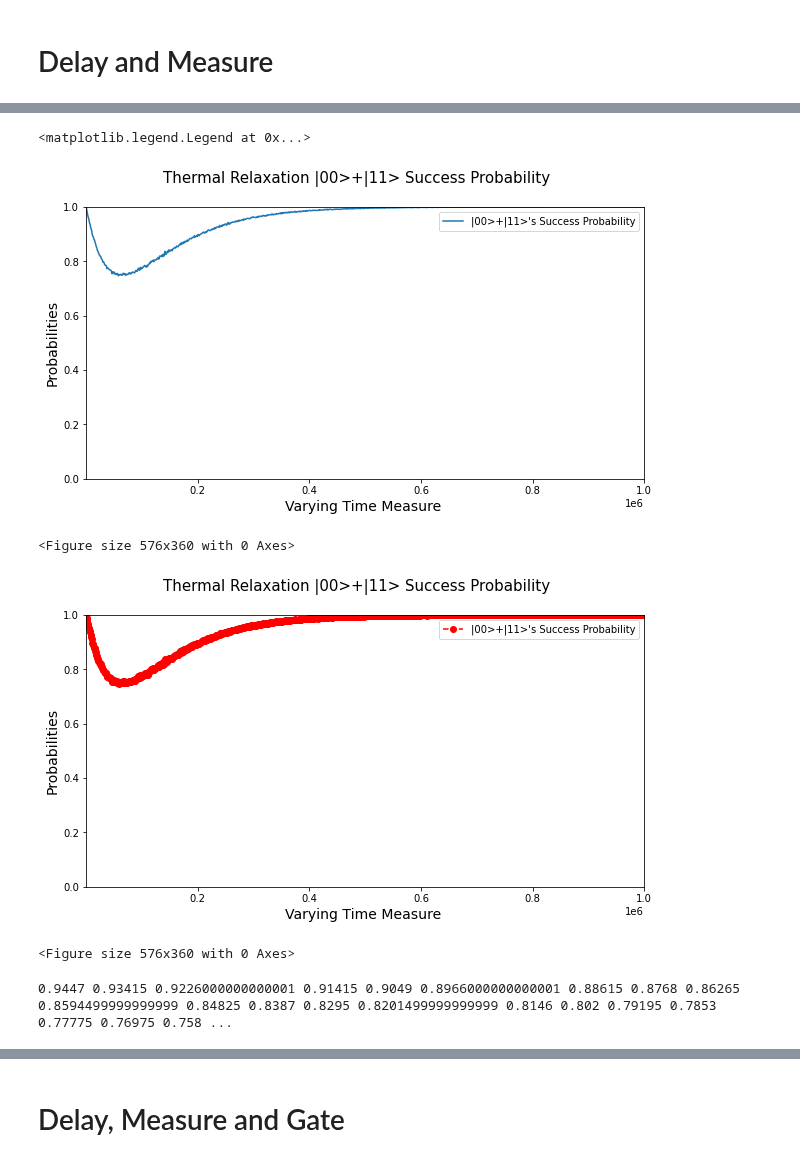
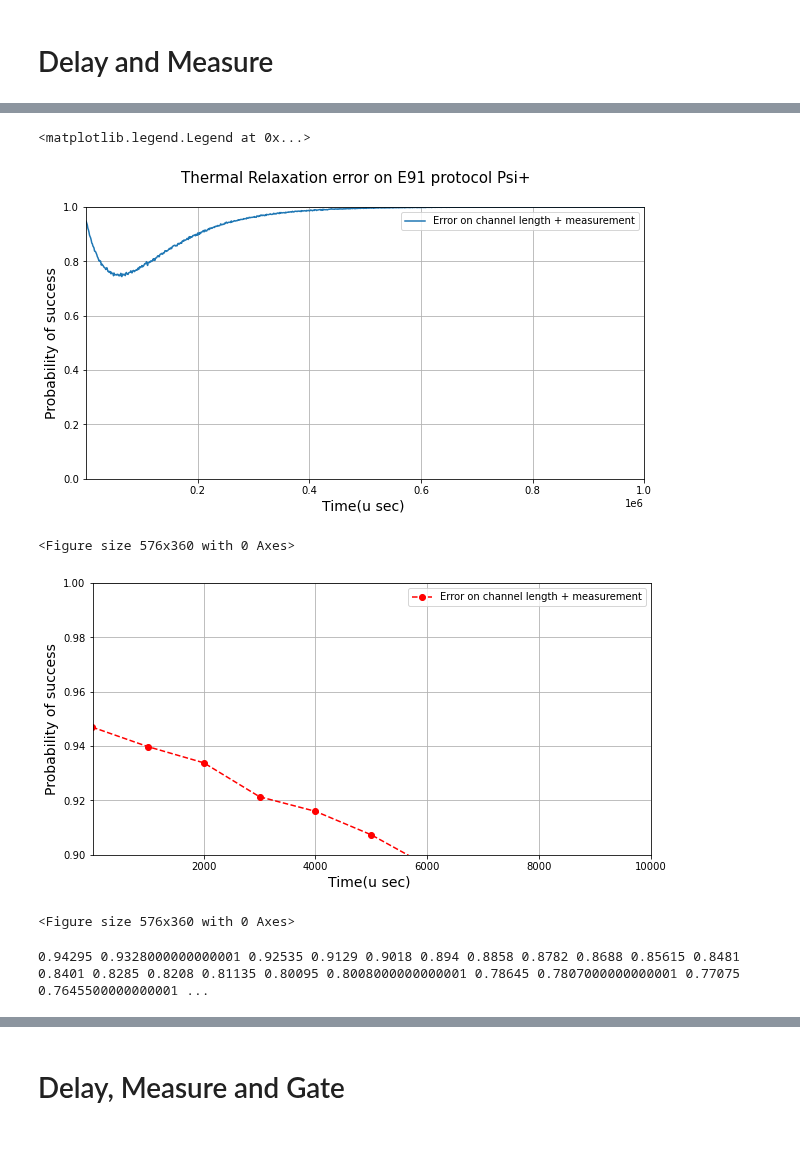
Before and after one commit to bishwajitprasadgond/Amplitude-damping-error-on-Quantum-Key-Distribution-Protocols-Effect-and-A-Probable-Bypass, a Jupyter notebook: E91/E91 (20 Time Average Graph).ipynb, the cells around one changed output, grey strips where cells are left out. Drawn from its saved outputs; the diff is of its cells as text; code cells hidden in the pictures.

```diff
--- a/E91/E91 (20 Time Average Graph).ipynb
+++ b/E91/E91 (20 Time Average Graph).ipynb
@@ -108,7 +108,7 @@ make_noise({"T1":188000, "T2":190000}, 100, 1000, 3000, 5000,
 <NoiseModel on ['measure', 'delay']>
 # %%
 noise_params = {"T1":93400, "T2":116160} # ibmq_lima
-q1_gate_len = 200 # couldn't find
+q1_gate_len = 35 # 3.5555555555555554e-08
 q2_gate_len = 405.33 # ibmq_lima
 measure_len = 5351.11 # ibmq_lima
 # %%
@@ -308,36 +306,40 @@ c= [1.0,0.98935,0.9802,0.9672499999999999,0.9596,0.9529,0.94065,0.9361,0.9254,0.
 # %%
 %config InlineBackend.print_figure_kwargs={'facecolor' : "w"}
 import matplotlib.pyplot as plt
 from matplotlib.ticker import (AutoMinorLocator, MultipleLocator)
 fig, ax = plt.subplots(figsize=(10, 5))
-fig.suptitle('Thermal Relaxation |00>+|11> Success Probability',fontsize=15)
+fig.suptitle('Thermal Relaxation error on E91 protocol Psi+',fontsize=15)
 ax.set_xlim(10, 1000000)
 ax.set_ylim(0,1)
-plt.ylabel('Probabilities',fontsize=14)
-plt.xlabel('Varying Time Measure ',fontsize=14)
+plt.ylabel('Probability of success',fontsize=14)
+plt.xlabel('Time(u sec) ',fontsize=14)
+plt.grid()
+
 fig = plt.figure(figsize=(8,5))
-ax.plot(delay,c,label = "|00>+|11>'s Success Probability")
+ax.plot(delay,c,label = "Error on channel length + measurement")
 ax.legend()
 
 #################################################################################
 
 %config InlineBackend.print_figure_kwargs={'facecolor' : "w"}
 import matplotlib.pyplot as plt
 from matplotlib.ticker import (AutoMinorLocator, MultipleLocator)
 fig, ax = plt.subplots(figsize=(10, 5))
-fig.suptitle('Thermal Relaxation |00>+|11> Success Probability',fontsize=15)
-ax.set_xlim(10, 1000000)
-ax.set_ylim(0,1)
-plt.ylabel('Probabilities',fontsize=14)
-plt.xlabel('Varying Time Measure ',fontsize=14)
+#fig.suptitle('Thermal Relaxation error on E91 protocol',fontsize=15)
+ax.set_xlim(10, 10000)
+ax.set_ylim(0.9,1)
+plt.ylabel('Probability of success',fontsize=14)
+plt.xlabel('Time(u sec) ',fontsize=14)
+plt.grid()
 fig = plt.figure(figsize=(8,5))
-ax.plot(delay,c,'ro--',label = "|00>+|11>'s Success Probability")
+
+ax.plot(delay,c,'ro--',label = "Error on channel length + measurement")
 ax.legend()
 # %% [output]
 <matplotlib.legend.Legend at 0x...>
-[figure, old version]
+[figure, new version]
 <Figure size 576x360 with 0 Axes>
-[figure, old version]
+[figure, new version]
 <Figure size 576x360 with 0 Axes>
 # %%
 import matplotlib.pyplot as plt
@@ -360,5 +362,5 @@ from statistics import mean
 a= listofSuccess_DandM2
 print(*map(mean, zip(*a)))
 # %% [output]
-0.9447 0.93415 0.9226000000000001 0.91415 0.9049 0.8966000000000001 0.88615 0.8768 0.86265 0.8594499999999999 0.84825 0.8387 0.8295 0.8201499999999999 0.8146 0.802 0.79195 0.7853 0.77775 0.76975 0.758 ...
+0.94295 0.9328000000000001 0.92535 0.9129 0.9018 0.894 0.8858 0.8782 0.8688 0.85615 0.8481 0.8401 0.8285 0.8208 0.81135 0.80095 0.8008000000000001 0.78645 0.7807000000000001 0.77075 0.7645500000000001 ...
 # %%
```
Also changed, not shown: parts of 27 cells of this notebook.
